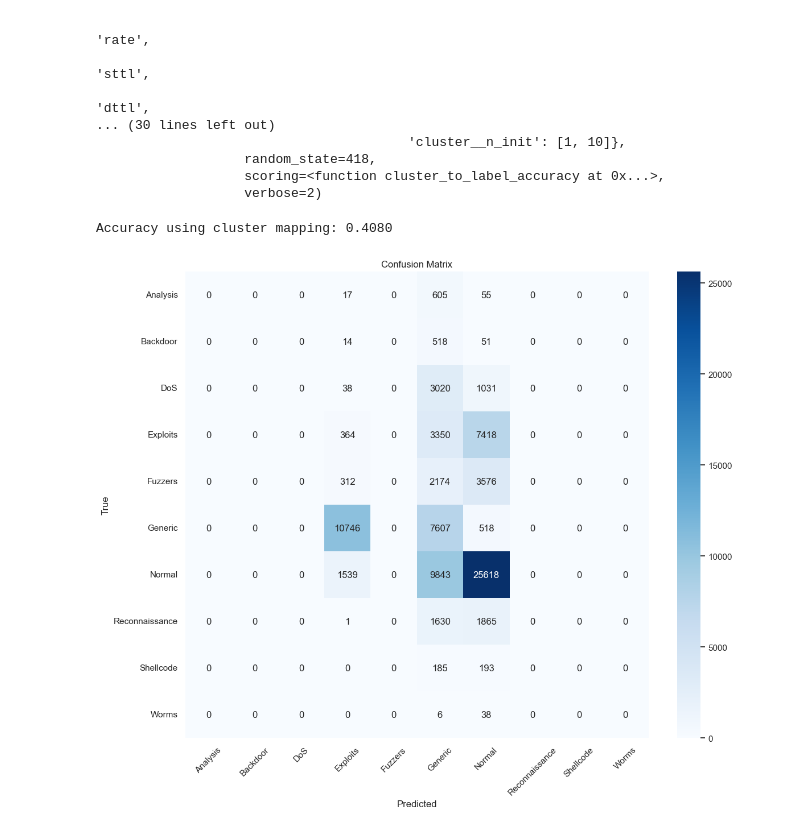
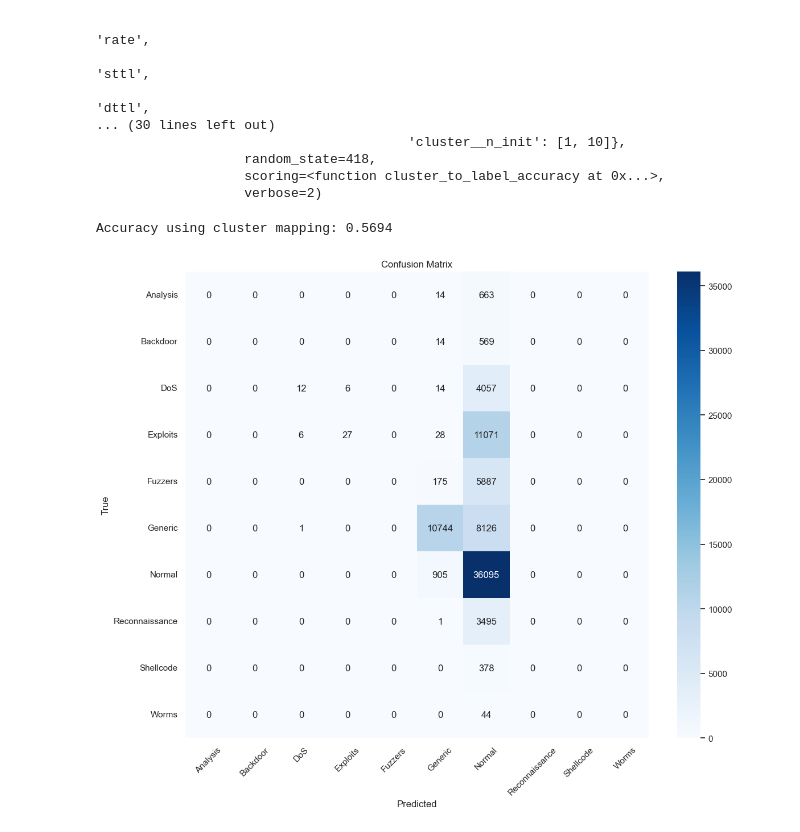
Before and after one commit to jollyjerr/network_anomaly_detection, a Jupyter notebook: project.ipynb, the cells around one changed output. Cells and saved outputs as stored; diff of their text form; code cells hidden in the pictures.

```diff
--- a/project.ipynb
+++ b/project.ipynb
@@ -445,40 +439,40 @@ RandomizedSearchCV(cv=3,
                    verbose=2)
 # %%
 best_model = random_search.best_estimator_
+cluster_labels = best_model.predict(X_test)
 
 cluster_category_map = {}
-for cluster_id in range(n_clusters):
-    cluster_indices = np.where(train_clusters == cluster_id)[0]
-    cluster_categories = y_train_multiclass.iloc[cluster_indices]
+for cluster_id in np.unique(cluster_labels):
+    cluster_indices = np.where(cluster_labels == cluster_id)[0]
+    cluster_categories = y_test_multiclass.iloc[cluster_indices]
     unique_categories, counts = np.unique(cluster_categories, return_counts=True)
     cluster_category_map[cluster_id] = unique_categories[np.argmax(counts)]
 
-test_clusters = best_model.predict(X_test)
-predicted_categories = [cluster_category_map[cluster] for cluster in test_clusters]
+predicted_categories = [cluster_category_map[cluster] for cluster in cluster_labels]
 
 accuracy = accuracy_score(y_test_multiclass, predicted_categories)
 print(f"\nAccuracy using cluster mapping: {accuracy:.4f}")
 
 cm = confusion_matrix(y_test_multiclass, predicted_categories)
 attack_categories = np.unique(np.concatenate([y_train_multiclass, y_test_multiclass]))
 
 plt.figure(figsize=(12, 10))
 sns.heatmap(
     cm,
     annot=True,
     fmt="d",
     cmap="Blues",
     xticklabels=attack_categories,
     yticklabels=attack_categories,
 )
 plt.title("Confusion Matrix")
 plt.xlabel("Predicted")
 plt.ylabel("True")
 plt.xticks(rotation=45)
 plt.tight_layout()
 plt.show()
 # %% [output]
-Accuracy using cluster mapping: 0.4080
+Accuracy using cluster mapping: 0.5694
-[figure, old version]
+[figure, new version]
 # %% [markdown]
 ## Conclusions
```
Also changed, not shown: parts of 3 cells of this notebook.
